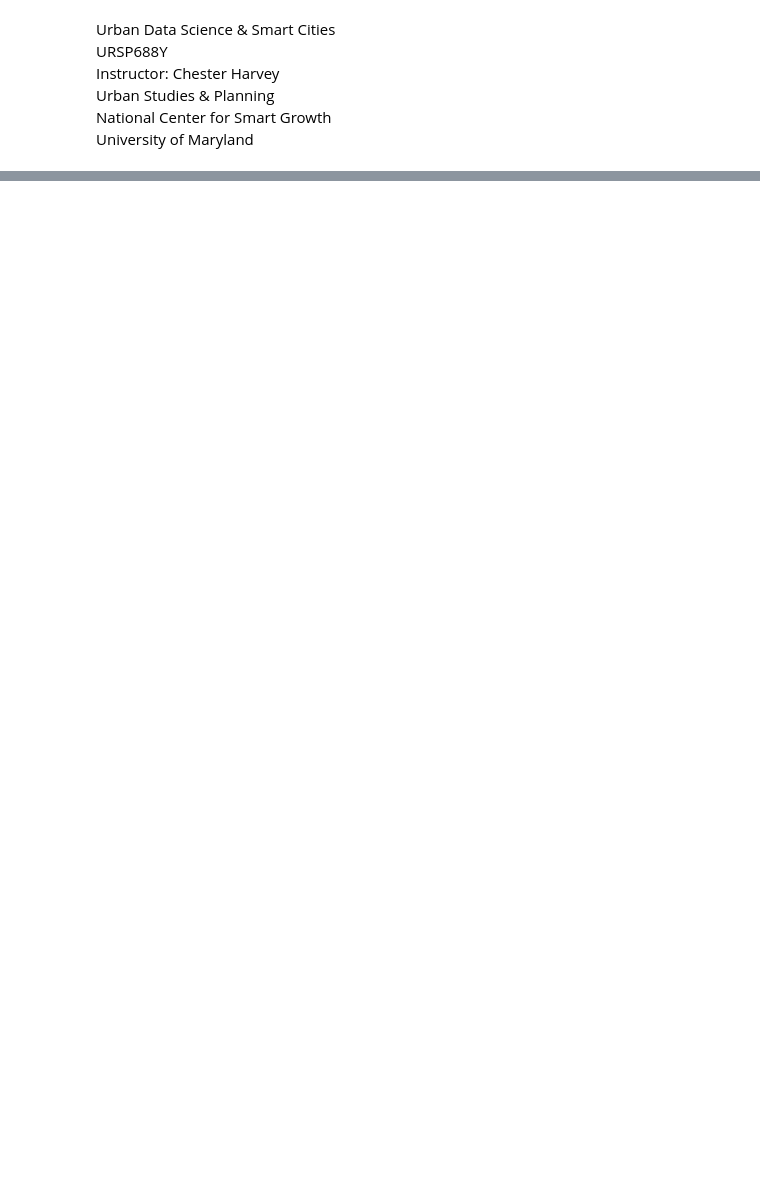
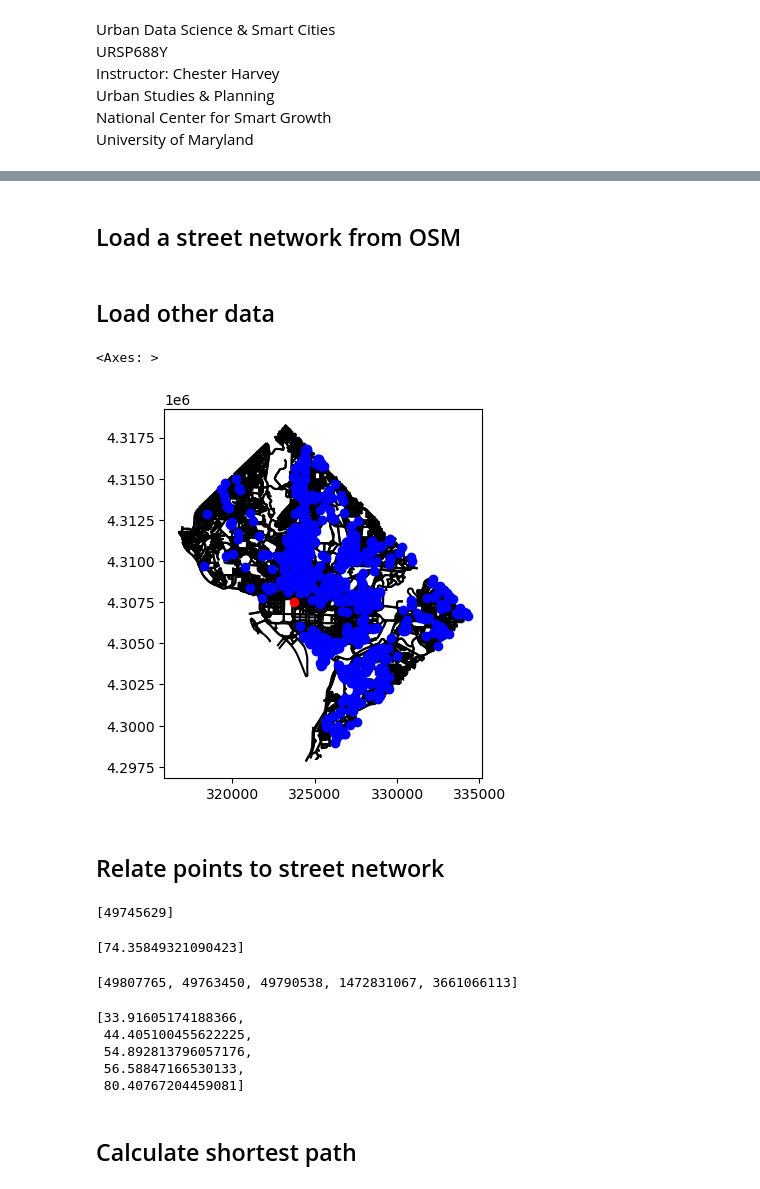
Before and after one commit to ncsg/ursp688y_sp2023, a Jupyter notebook: demos/demo10/demo10.ipynb, the cells around one changed output, grey strips where cells are left out. Saved outputs shown, nothing was run; the diff lists cells and outputs as text; code cells hidden in the pictures; blank space fills up the shorter version.

```diff
--- a/demos/demo10/demo10.ipynb
+++ b/demos/demo10/demo10.ipynb
@@ -27,0 +32,32 @@ import geopandas as gpd
+# %%
+# Define coordinate systems
+UTM18 = 26918
+WGS84 = 4326
+# %% [markdown]
+## Load a street network from OSM
+# %%
+# Retrieve the street network for Washington, DC
+place = 'Washington, DC, USA'
+dc_network_g = ox.graph_from_place(place, network_type='drive')
+dc_network_g = ox.project_graph(dc_network, to_crs=UTM18)
+# Convert to geodataframes for easy plotting and exploration
+dc_network_nodes, dc_network_edges = ox.graph_to_gdfs(dc_network_g)
+# %% [markdown]
+## Load other data
+# %%
+# Load affordable housing points
+affordable_housing = gpd.read_file('affordable_housing.geojson').to_crs(UTM18)
+# %%
+# Load Metro Center point
+metro_center = gpd.points_from_xy([-77.032774], [38.8985198])
+metro_center = gpd.GeoDataFrame(geometry=metro_center, crs=WGS84).to_crs(epsg=UTM18)
+# %%
+# Map data to make sure everything lines up
+ax = dc_network_edges.plot(color='black', zorder=1)
+affordable_housing.plot(ax=ax, color='blue', zorder=2)
+metro_center.plot(ax=ax, color='red', zorder=3)
+# %% [output]
+<Axes: >
+[figure, added]
+# %% [markdown]
+## Relate points to street network
@@ -27,0 +71,8 @@ import geopandas as gpd
+# %%
+metro_center_nodes
+# %% [output]
+[49745629]
+# %%
+metro_center_node_dists
+# %% [output]
+[74.35849321090423]
@@ -27,0 +86,14 @@ import geopandas as gpd
+# %%
+affordable_housing_nodes[:5]
+# %% [output]
+[49807765, 49763450, 49790538, 1472831067, 3661066113]
+# %%
+affordable_housing_node_dists[:5]
+# %% [output]
+[33.91605174188366,
+ 44.405100455622225,
+ 54.892813796057176,
+ 56.58847166530133,
+ 80.40767204459081]
+# %% [markdown]
+## Calculate shortest path
```
Also changed, not shown: parts of 18 cells of this notebook, 9 other files.
